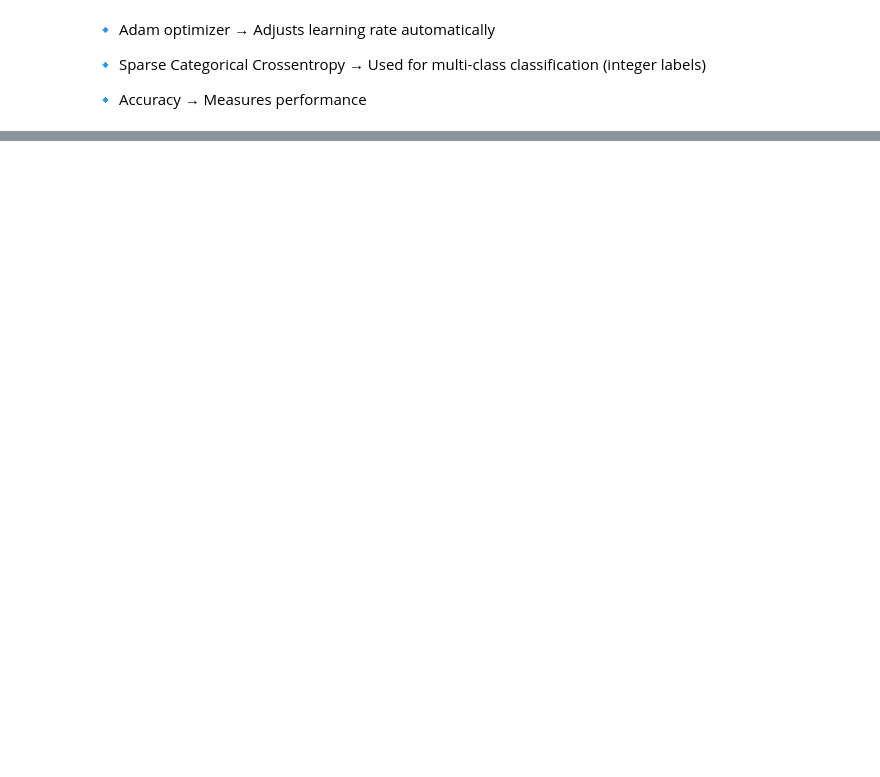
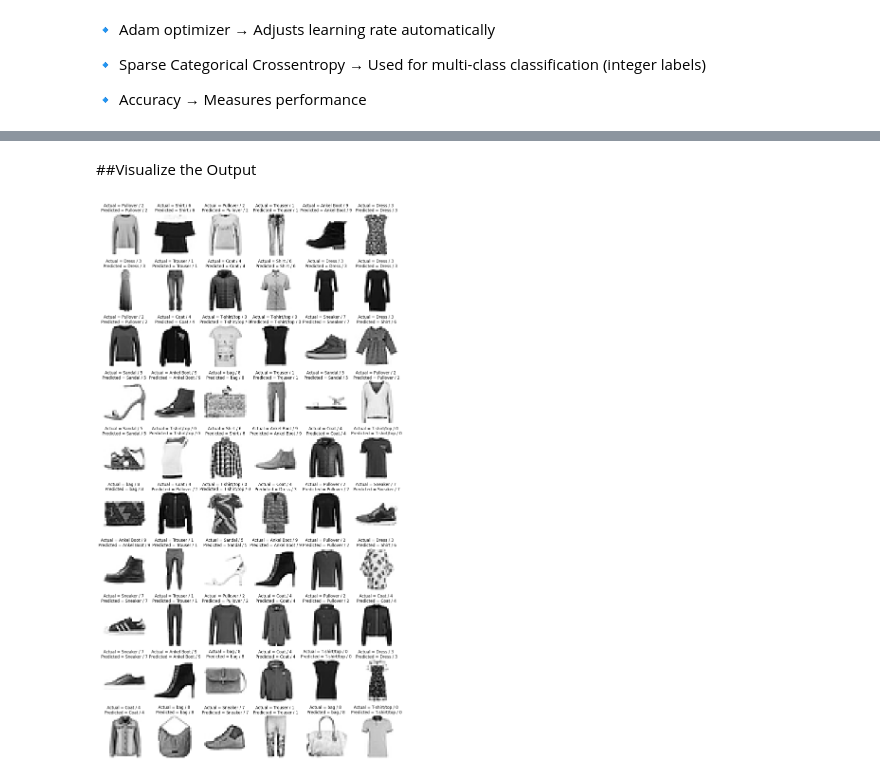
Before and after one commit to 9bishal/Deep-learning-fashion_mnist, a Jupyter notebook: Welcome_to_Colaboratory.ipynb, the cells around one changed output, grey strips where cells are left out. Cells and saved outputs as stored; diff of their text form; code cells hidden in the pictures; blank space fills up the shorter version.

Commit message:
Checked the accuracy and also plotted the images of the Fashion MNIST

```diff
--- a/Welcome_to_Colaboratory.ipynb
+++ b/Welcome_to_Colaboratory.ipynb
@@ -196,3 +196,10 @@ model.compile(optimizer="adam",
 🔹 Sparse Categorical Crossentropy → Used for multi-class classification (integer labels)
 
 🔹 Accuracy → Measures performance
+# %%
+model.fit(x_train,
+          y_train,
+          epochs=10,#epochs=10 → The model will go through the entire dataset 10 times.
+          batch_size=512,#batch_size=512 → The model processes 512 images at a time before updating
+          verbose=1,
+          validation_data=(x_val, y_val) ) #When training a deep learning model, we want to ensure that it generalizes well to new, unseen data. That's where validation data (x_val, y_val) comes in!
@@ -198,0 +245,3 @@ model.compile(optimizer="adam",
+# %%
+y_pred = model.predict(x_test).round(2)
+y_pred
@@ -198,0 +262,9 @@ model.compile(optimizer="adam",
+# %%
+def display_images():
+  plt.figure(figsize=(16,30))
+  j=1
+  for i in np.random.randint(0,1000, 60):  #it picks 25 random nimbers from 0 to 1000
+    plt.subplot(10,6,j);j+=1 #creates the 5X5 grid og images with increment of j=1
+    plt.imshow(x_test[i], cmap="Greys")
+    plt.axis("off")
+    plt.title('Actual = {} / {} \nPredicted = {} / {}'.format(class_labels[y_test[i]], y_test[i], class_labels[np.argmax(y_pred[i])], np.argmax(y_pred[i])))
@@ -198,0 +277,6 @@ model.compile(optimizer="adam",
+# %% [markdown]
+##Visualize the Output
+# %%
+display_images()
+# %% [output]
+[figure, added]
```
Also changed, not shown: parts of 11 cells of this notebook.
